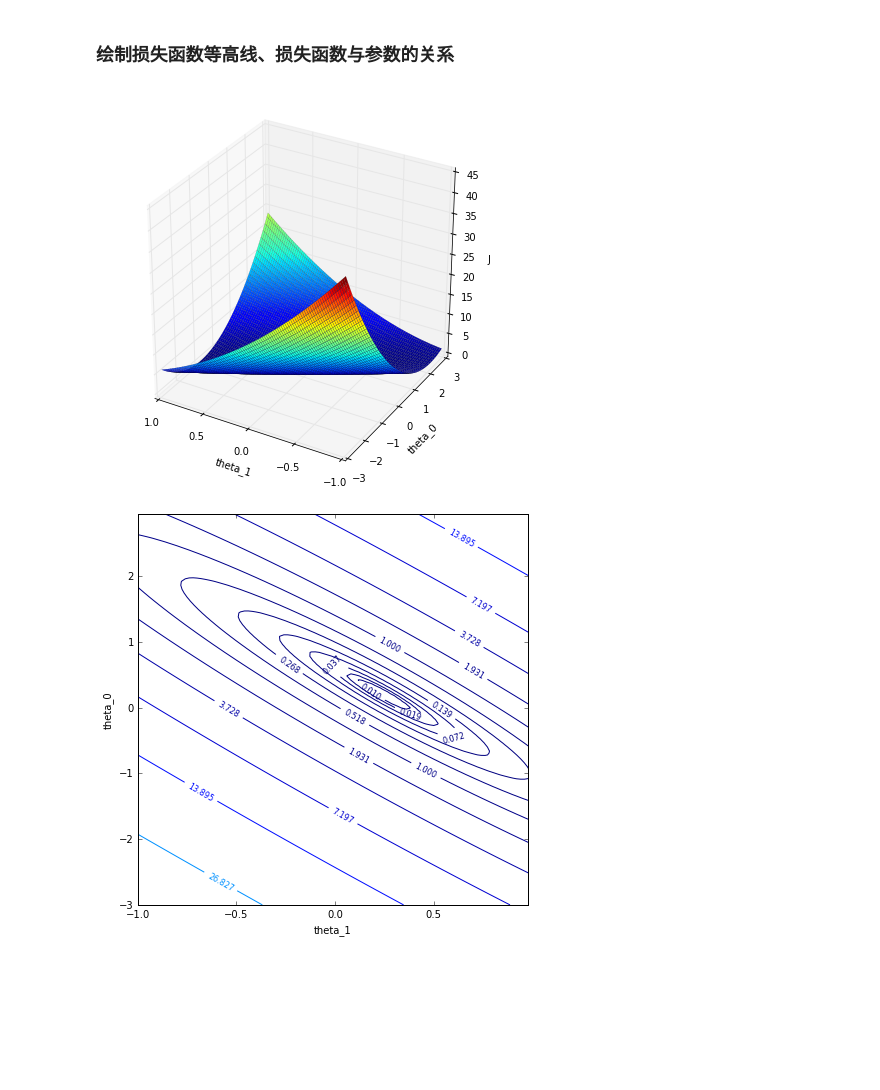
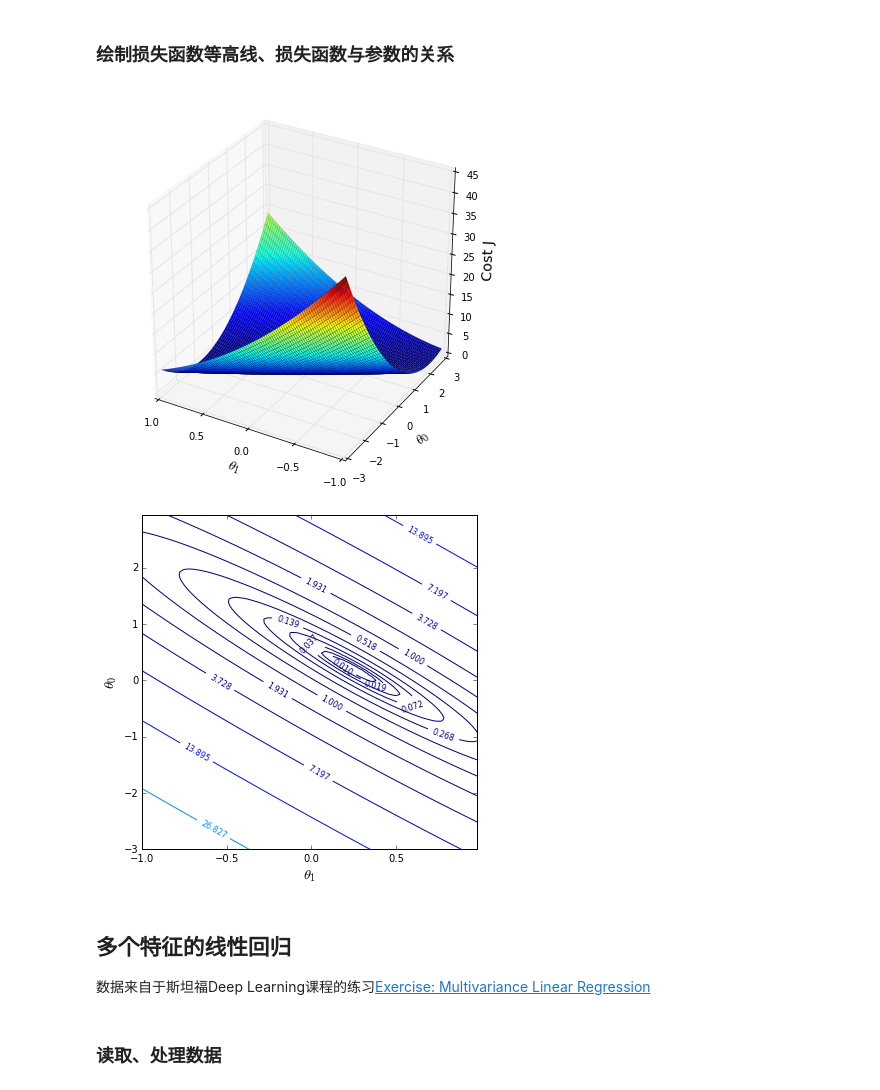
Before and after one commit to coder-ss/ml-learn, a Jupyter notebook: linear-regression/lr-boys-height.ipynb, the cells around one changed output. Saved outputs shown, nothing was run; the diff lists cells and outputs as text; code cells hidden in the pictures; blank space fills up the shorter version.

```diff
--- a/linear-regression/lr-boys-height.ipynb
+++ b/linear-regression/lr-boys-height.ipynb
@@ -16,19 +16,11 @@ from matplotlib import cm
 ### 读取数据
 # %%
 # 读取数据
-x_list = []
-with open('data/boys-height/x.dat') as x_data:
-    for line in x_data.readlines():
-        # x0 = 1, x1 = float(line.strip())
-        x_list.append([1, float(line.strip())])
+x_arr = np.loadtxt('data/boys-height/x.dat')
+x_arr.resize(len(x_arr), 1)
+x_arr = np.append(np.ones((len(x_arr), 1)), x_arr, 1)
 
-y_list = []
-with open('data/boys-height/y.dat') as y_data:
-    for line in y_data.readlines():
-        y_list.append(float(line.strip()))
-
-x_arr = np.array(x_list)
-y_arr = np.array(y_list)
+y_arr = np.loadtxt('data/boys-height/y.dat')
 
 # 绘制数据
 plt.scatter(x_arr[:, 1], y_arr)
@@ -95,27 +87,34 @@ plt.show()
 # %%
 # 计算各个参数下的损失函数的值
 theta_0_arr = np.arange(-3, 3, 0.06)
 theta_1_arr = np.arange(-1, 1, 0.02)
 z_vals = np.zeros((100,100))
 for i in range(100):
     for j in range(100):
         z_vals[i][j] = np.mean((theta_0_arr[j] + theta_1_arr[i] * x_arr[:, 1] - y_arr)**2) / 2
 
 # 绘制损失函数与参数的关系
 fig = plt.figure(1, figsize=(7, 7))
 ax1 = fig.gca(projection='3d')
 ax1.set_xlim([1, -1])
 theta_1_arr, theta_0_arr = np.meshgrid(theta_1_arr, theta_0_arr)
 ax1.plot_surface(theta_1_arr, theta_0_arr, z_vals,  rstride=2, cstride=1, cmap=cm.jet, linewidth=0.1, shade=True)
-ax1.set_xlabel('theta_1'); ax1.set_ylabel('theta_0'); ax1.set_zlabel('J')
+ax1.set_xlabel('$\\theta_1$', fontsize='x-large'); ax1.set_ylabel('$\\theta_0$', fontsize='x-large')
+ax1.set_zlabel('Cost J', fontsize='x-large')
 
 # 绘制损失函数的等高线
-plt.figure(2, figsize=(7, 7))
+plt.figure(2, figsize=(6, 6))
 CS = plt.contour(theta_1_arr, theta_0_arr,  z_vals, levels=np.logspace(-2, 2, 15))
 plt.clabel(CS, inline=1, fontsize=8)
-plt.xlabel('theta_1'); plt.ylabel('theta_0')
+plt.xlabel('$\\theta_1$', fontsize='x-large'); plt.ylabel('$\\theta_0$', fontsize='x-large')
 
 plt.show()
 # %% [output]
-[figure, old version]
+[figure, new version]
-[figure, old version]
+[figure, new version]
+# %% [markdown]
+## 多个特征的线性回归
+
+数据来自于斯坦福Deep Learning课程的练习[Exercise: Multivariance Linear Regression](http://openclassroom.stanford.edu/MainFolder/DocumentPage.php?course=DeepLearning&doc=exercises/ex3/ex3.html)
+# %% [markdown]
+### 读取、处理数据
```
Also changed, not shown: parts of 6 cells of this notebook, 2 other files.
